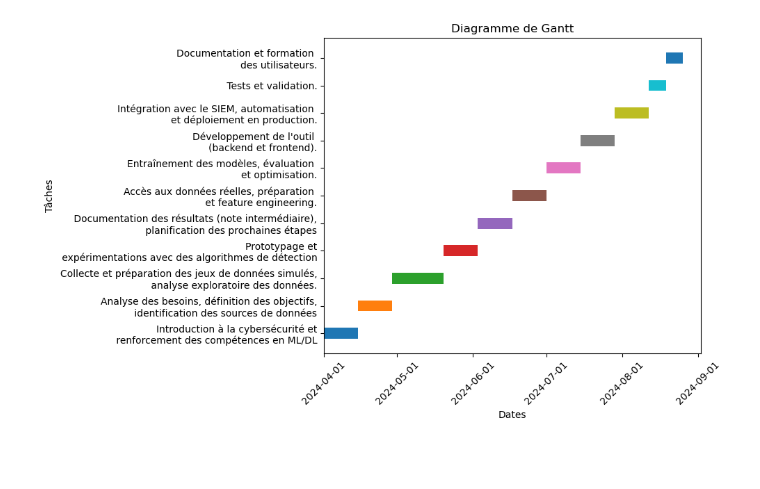
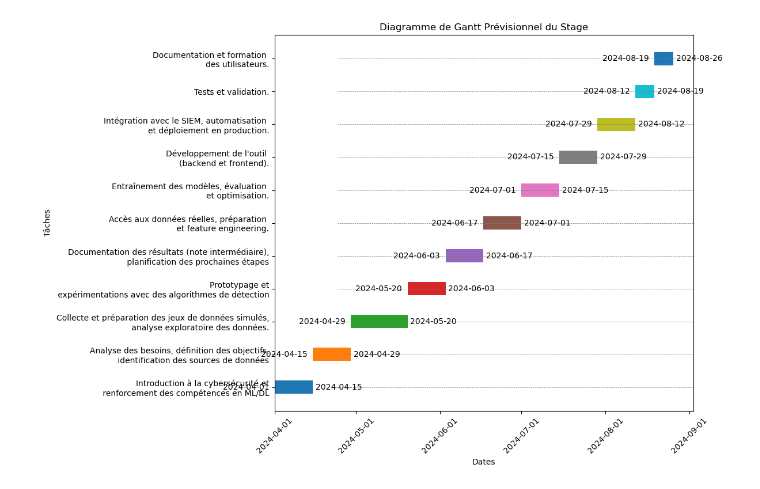
Before and after one commit to WolfPackStatMathieu/tuto_quarto_article, a Jupyter notebook: gantt.ipynb, the cells around one changed output. Cells and saved outputs as stored; diff of their text form; code cells hidden in the pictures; blank space fills up the shorter version.

Commit message:
Gantt prévisions et réalisé

```diff
--- a/gantt.ipynb
+++ b/gantt.ipynb
@@ -2,52 +2,59 @@
 import matplotlib.pyplot as plt
 import pandas as pd
 import matplotlib.dates as mdates
 from datetime import datetime
 
-
 # Préparer les données
 data = {
-    'Tâche': ['Introduction à la cybersécurité et\n renforcement des compétences en ML/DL'
-    ,'Analyse des besoins, définition des objectifs,\n identification des sources de données',
-    'Collecte et préparation des jeux de données simulés,\n analyse exploratoire des données.'
-    , 'Prototypage et\n expérimentations avec des algorithmes de détection'
-    , ' Documentation des résultats (note intermédiaire),\n planification des prochaines étapes'
-    , 'Accès aux données réelles, préparation \n et feature engineering.'
-    , 'Entraînement des modèles, évaluation \net optimisation.'
-    ,'Développement de l\'outil \n(backend et frontend).'
-    , 'Intégration avec le SIEM, automatisation \net déploiement en production.'
-    , ' Tests et validation.'
-    , 'Documentation et formation \ndes utilisateurs.'
+    'Tâche': [
+        'Introduction à la cybersécurité et\n renforcement des compétences en ML/DL',
+        'Analyse des besoins, définition des objectifs,\n identification des sources de données',
+        'Collecte et préparation des jeux de données simulés,\n analyse exploratoire des données.',
+        'Prototypage et\n expérimentations avec des algorithmes de détection',
+        'Documentation des résultats (note intermédiaire),\n planification des prochaines étapes',
+        'Accès aux données réelles, préparation \n et feature engineering.',
+        'Entraînement des modèles, évaluation \net optimisation.',
+        'Développement de l\'outil \n(backend et frontend).',
+        'Intégration avec le SIEM, automatisation \net déploiement en production.',
+        'Tests et validation.',
+        'Documentation et formation \ndes utilisateurs.'
     ],
-    'Date de début': ['2024-04-01', '2024-04-15', '2024-04-29'
-                    , '2024-05-20', '2024-06-03', '2024-06-17'
-                    , '2024-07-01', '2024-07-15', '2024-07-29'
-                    , '2024-08-12', '2024-08-19'
-                    ],
+    'Date de début': [
+        '2024-04-01', '2024-04-15', '2024-04-29',
+        '2024-05-20', '2024-06-03', '2024-06-17',
+        '2024-07-01', '2024-07-15', '2024-07-29',
+        '2024-08-12', '2024-08-19'
+    ],
     'Durée (jours)': [14, 14, 21, 14, 14, 14, 14, 14, 14, 7, 7]
 }
 
 # Convertir les données en DataFrame
 df = pd.DataFrame(data)
 df['Date de début'] = pd.to_datetime(df['Date de début'])
 df['Date de fin'] = df['Date de début'] + pd.to_timedelta(df['Durée (jours)'], unit='d')
 
 # Créer le diagramme de Gantt
-fig, ax = plt.subplots(figsize=(10, 6))
+fig, ax = plt.subplots(figsize=(12, 8))
 
 for i, (task, start, end) in enumerate(zip(df['Tâche'], df['Date de début'], df['Date de fin'])):
-    ax.barh(task, (end - start).days, left=start, height=0.4)
+    ax.barh(task, (end - start).days, left=start, height=0.4, align='center')
+    ax.text(start - pd.Timedelta(days=2), i, start.strftime('%Y-%m-%d'), va='center', ha='right')  # Ajouter la date de début
+    ax.text(end + pd.Timedelta(days=1), i, end.strftime('%Y-%m-%d'), va='center', ha='left')  # Ajouter la date de fin
 
 # Configurer les axes
 ax.xaxis.set_major_locator(mdates.MonthLocator())
 ax.xaxis.set_major_formatter(mdates.DateFormatter('%Y-%m-%d'))
 plt.xticks(rotation=45)
 plt.xlabel('Dates')
 plt.ylabel('Tâches')
-plt.title('Diagramme de Gantt')
+plt.title('Diagramme de Gantt Prévisionnel du Stage')
 
-# Afficher le diagramme
+# Ajouter des lignes discrètes entre le texte et les barres horizontales
+for i in range(len(df)):
+    ax.axhline(y=i, color='grey', linestyle='--', linewidth=0.5, xmin=0.15)
+
+# Ajuster les marges
 plt.tight_layout()
 plt.show()
 # %% [output]
-[figure, old version]
+[figure, new version]
```
Also changed, not shown: parts of 2 cells of this notebook, 3 other files.
